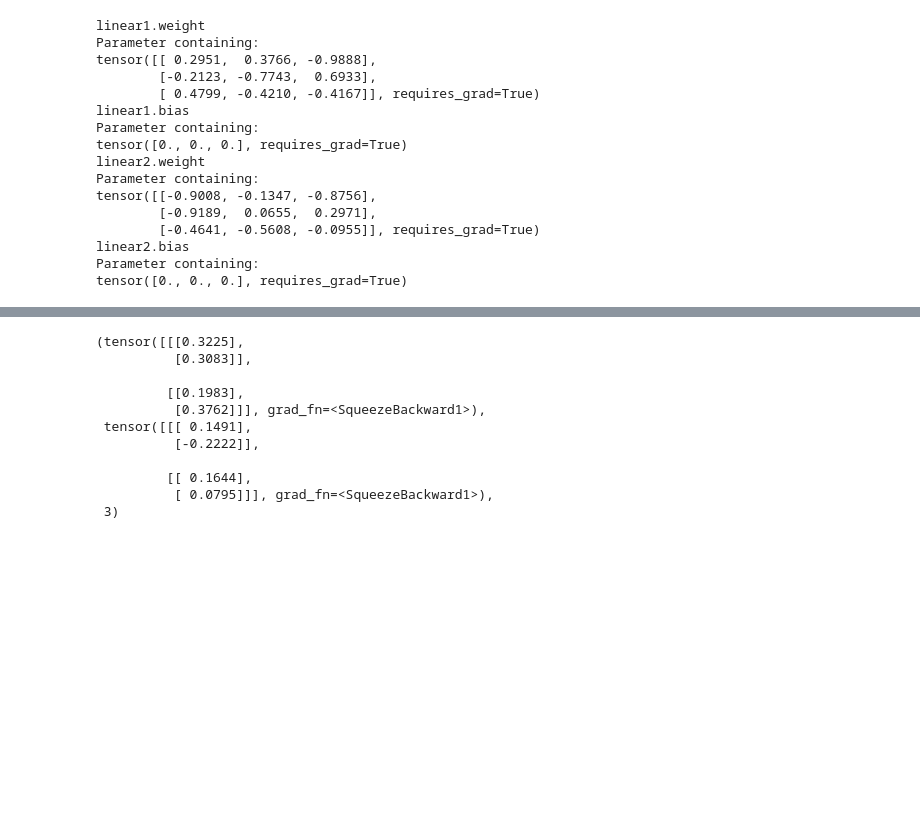
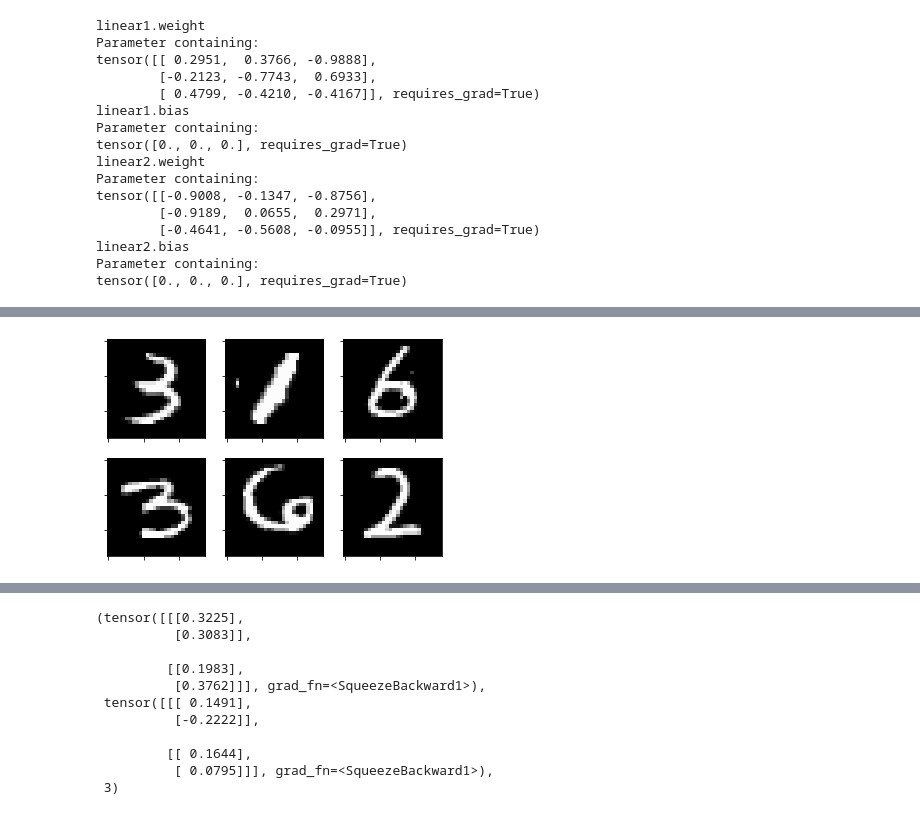
Before and after one commit to sunnysky29/ai-frame, a Jupyter notebook: pytorch/pytorch 基础.ipynb, the cells around one changed output, grey strips where cells are left out. Saved outputs shown, nothing was run; the diff lists cells and outputs as text; code cells hidden in the pictures; blank space fills up the shorter version.

```diff
--- a/pytorch/模块介绍.ipynb
+++ b/pytorch/pytorch 基础.ipynb
@@ -314,0 +767,86 @@ tensor([[0.6295, 0.3705],
+# %%
+import torch
+import torch.nn as nn
+import torchvision
+import torchvision.transforms as transforms
+import matplotlib.pyplot as plt
+
+device = torch.device("cuda" if torch.cuda.is_available() else 'cpu')
+
+input_size = 784   # 28*28
+hidden_size = 100
+num_classes = 10
+epoches =2
+batch_size =100
+lr = 0.001
+
+#MNIST
+train_dataset = torchvision.datasets.MNIST(root='../../corpus', train=True,
+                                          transform=transforms.ToTensor(),
+                                           download=True)
+test_dataset = torchvision.datasets.MNIST(root='../../corpus', train=False,
+                                          transform=transforms.ToTensor())
+train_loader = torch.utils.data.DataLoader(dataset=train_dataset,
+                                           batch_size=batch_size, shuffle=True)
+test_loader = torch.utils.data.DataLoader(dataset=test_dataset,
+                                           batch_size=batch_size, shuffle=False)
+examples = iter(train_loader)
+samples, labels = examples.next()
+print(samples.shape, labels.shape)
+
+for i in range(6):
+    plt.subplot(2,3, i+1)
+    plt.imshow(samples[i][0], cmap='gray')  # 0 表示 channel
+plt.show()
+
+class MLP(nn.Module):
+    def __init__(self, input_dim, hidden_dim, num_class):
+        super(MLP, self).__init__()
+        self.linear1 = nn.Linear(input_dim, hidden_dim)
+        self.activate = F.relu
+        self.linear2 = nn.Linear(hidden_dim, num_class)
+
+    def forward(self, inputs):
+        hidden = self.linear1(inputs)
+        activation = self.activate(hidden)
+        outputs = self.linear2(activation)
+#         probs = F.softmax(outputs, dim=1) # 获得每个输入属于某一类别的概率
+        return outputs  # 后面使用交叉熵，可以不写 softmax 这里
+
+model = MLP(input_size, hidden_size, num_classes)
+# loss and optimizer
+criterion = nn.CrossEntropyLoss()
+optimizer = torch.optim.Adam(model.parameters(), lr=lr)
+
+n_total_steps = len(train_loader)
+for epoch in range(epoches):
+    for i, (images, labels) in enumerate(train_loader):
+        # 100， 1, 28,28  -->  100, 784
+        images = images.reshape(-1,28*28).to(device)
+        labels = labels.to(device)
+        # forward
+        outputs = model(images)
+        loss = criterion(outputs, labels)
+        # backwards
+        optimizer.zero_grad()  # 放在最后？？？
+        loss.backward()
+        optimizer.step()
+
+        if (i+1) %100==0:
+            print(f'epoch {epoch+1} / {epoches}, step {i+1}/{n_total_steps}, loss={loss.item():.4f}')
+# test
+with torch.no_grad():
+    n_correct = 0
+    n_samples = 0
+    for images, labels in test_loader:
+        images = images.reshape(-1, 28*28).to(device)
+        labels = labels.to(device)
+        outputs = model(images)
+
+        # 返回 value，index
+        _, pred = torch.max(outputs, 1)
+        n_samples += labels.shape[0]
+        n_correct += (pred == labels).sum().item()
+    acc = 100*n_correct/n_samples
+    print(f'accuracy: {acc}')
+# %% [output]
@@ -314,0 +854 @@ tensor([[0.6295, 0.3705],
+[figure, added]
```
Also changed, not shown: parts of 29 cells of this notebook, 3 other files.
